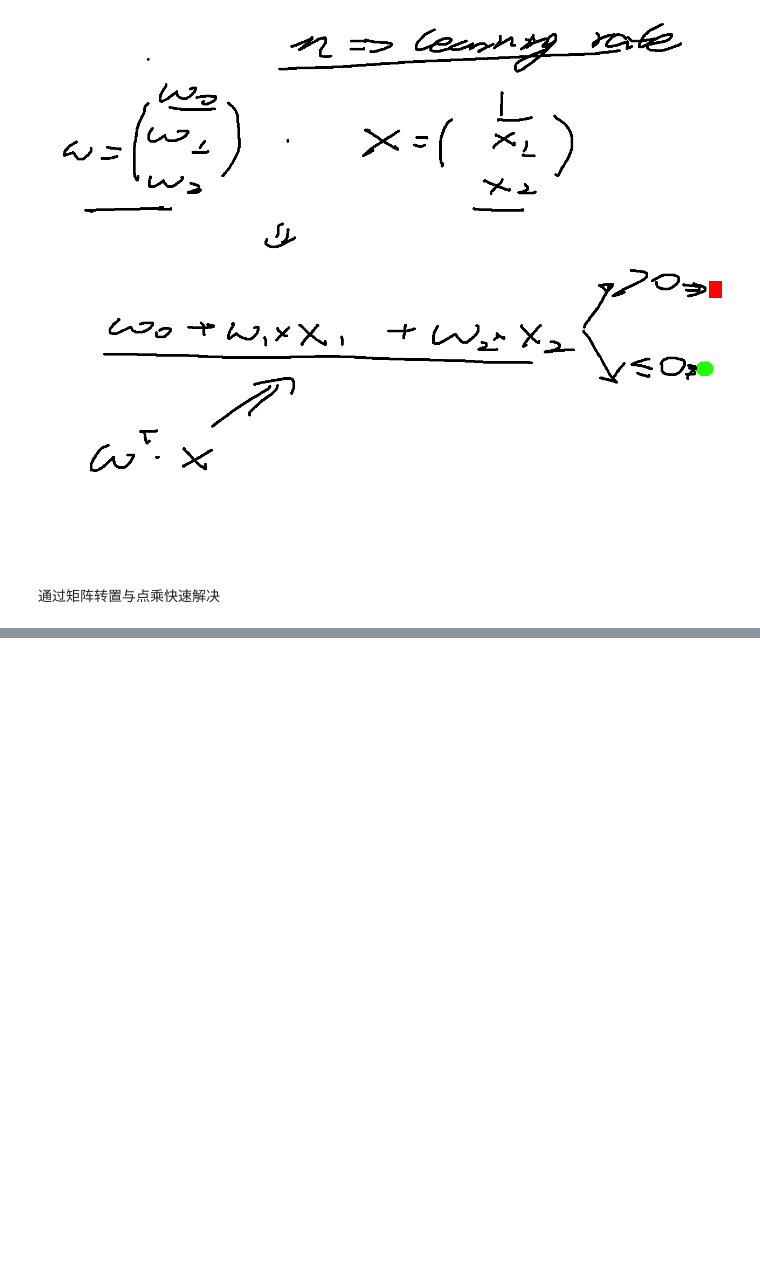
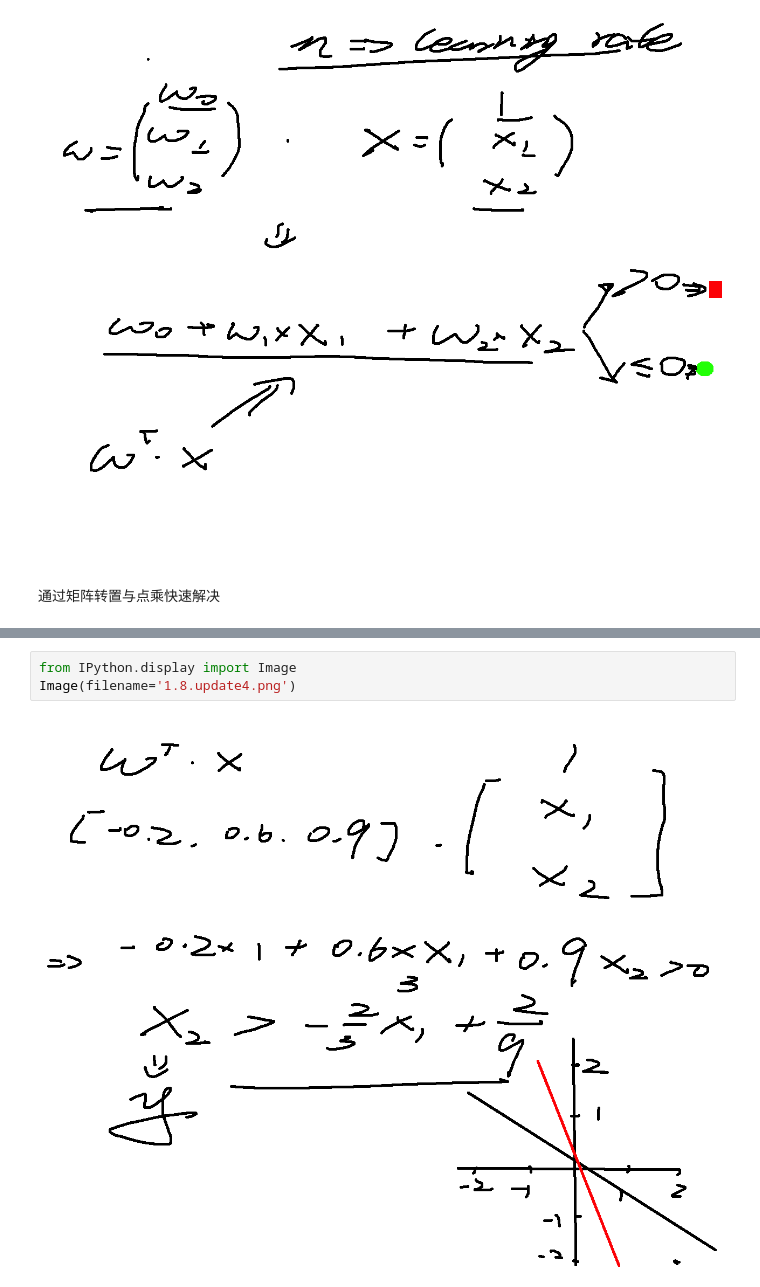
Before and after one commit to williamjiamin/Pure_Python_for_DS_ML, a Jupyter notebook: 11.感知器(Perceptron)/1.Perceptron_Intro.ipynb, the cells around one changed output, grey strips where cells are left out. Saved outputs shown, nothing was run; the diff lists cells and outputs as text; blank space fills up the shorter version.

```diff
--- a/11.感知器(Perceptron)/1.Perceptron_Intro.ipynb
+++ b/11.感知器(Perceptron)/1.Perceptron_Intro.ipynb
@@ -31,0 +47,5 @@ Image(filename='1.4.somemath.png')
+# %%
+from IPython.display import Image
+Image(filename='1.8.update4.png')
+# %% [output]
+[figure, added]
```
Also changed, not shown: parts of 5 cells of this notebook, 5 other files.
